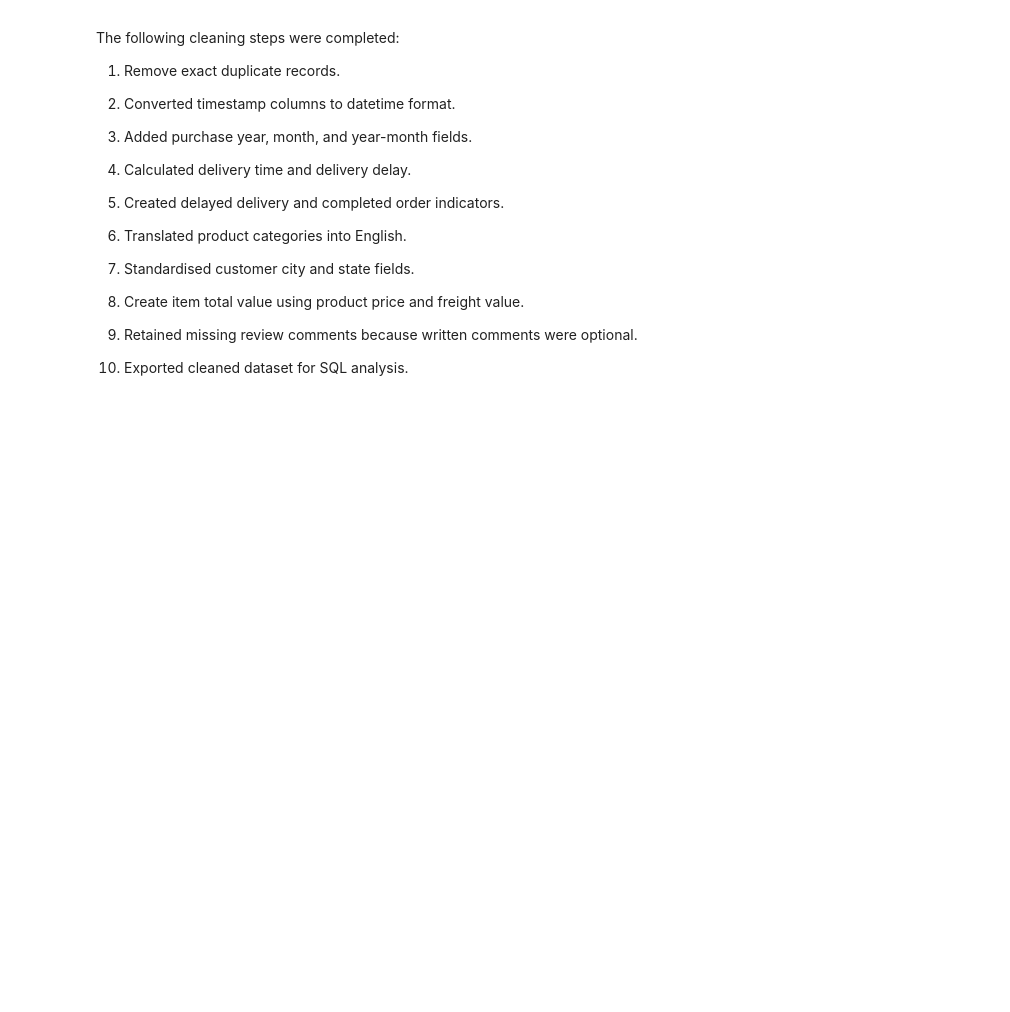
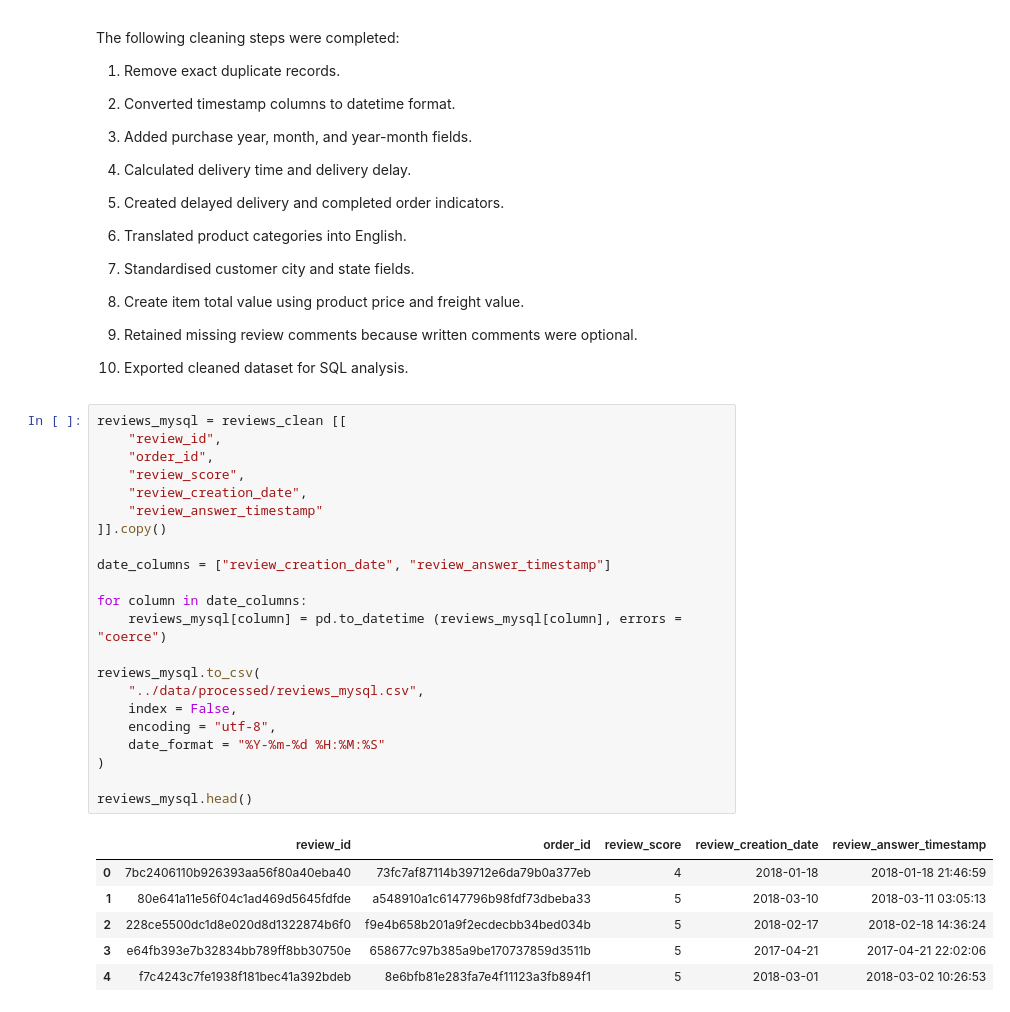
Before and after one commit to devinsha/Customer-Behaviour-and-Product-Performance-Analysis, a Jupyter notebook: notebooks/02_data_cleaning.ipynb, the cells around one changed output. Drawn from its saved outputs; the diff is of its cells as text; blank space fills up the shorter version.

Commit message:
Create MySQL database and import cleaned datasets

```diff
--- a/notebooks/02_data_cleaning.ipynb
+++ b/notebooks/02_data_cleaning.ipynb
@@ -493,3 +494,32 @@ The following cleaning steps were completed:
 9. Retained missing review comments because written comments were optional.
 
 10. Exported cleaned dataset for SQL analysis.
+# %%
+reviews_mysql = reviews_clean [[
+    "review_id",
+    "order_id",
+    "review_score",
+    "review_creation_date",
+    "review_answer_timestamp"
+]].copy()
+
+date_columns = ["review_creation_date", "review_answer_timestamp"]
+
+for column in date_columns:
+    reviews_mysql[column] = pd.to_datetime (reviews_mysql[column], errors = "coerce")
+
+reviews_mysql.to_csv(
+    "../data/processed/reviews_mysql.csv",
+    index = False,
+    encoding = "utf-8",
+    date_format = "%Y-%m-%d %H:%M:%S"
+)
+
+reviews_mysql.head()
+# %% [output]
+|  | review_id | order_id | review_score | review_creation_date | review_answer_timestamp |
+| 0 | 7bc2406110b926393aa56f80a40eba40 | 73fc7af87114b39712e6da79b0a377eb | 4 | 2018-01-18 | 2018-01-18 21:46:59 |
+| 1 | 80e641a11e56f04c1ad469d5645fdfde | a548910a1c6147796b98fdf73dbeba33 | 5 | 2018-03-10 | 2018-03-11 03:05:13 |
+| 2 | 228ce5500dc1d8e020d8d1322874b6f0 | f9e4b658b201a9f2ecdecbb34bed034b | 5 | 2018-02-17 | 2018-02-18 14:36:24 |
+| 3 | e64fb393e7b32834bb789ff8bb30750e | 658677c97b385a9be170737859d3511b | 5 | 2017-04-21 | 2017-04-21 22:02:06 |
+| 4 | f7c4243c7fe1938f181bec41a392bdeb | 8e6bfb81e283fa7e4f11123a3fb894f1 | 5 | 2018-03-01 | 2018-03-02 10:26:53 |
```
Also changed, not shown: parts of 1 cell of this notebook, 2 other files.
